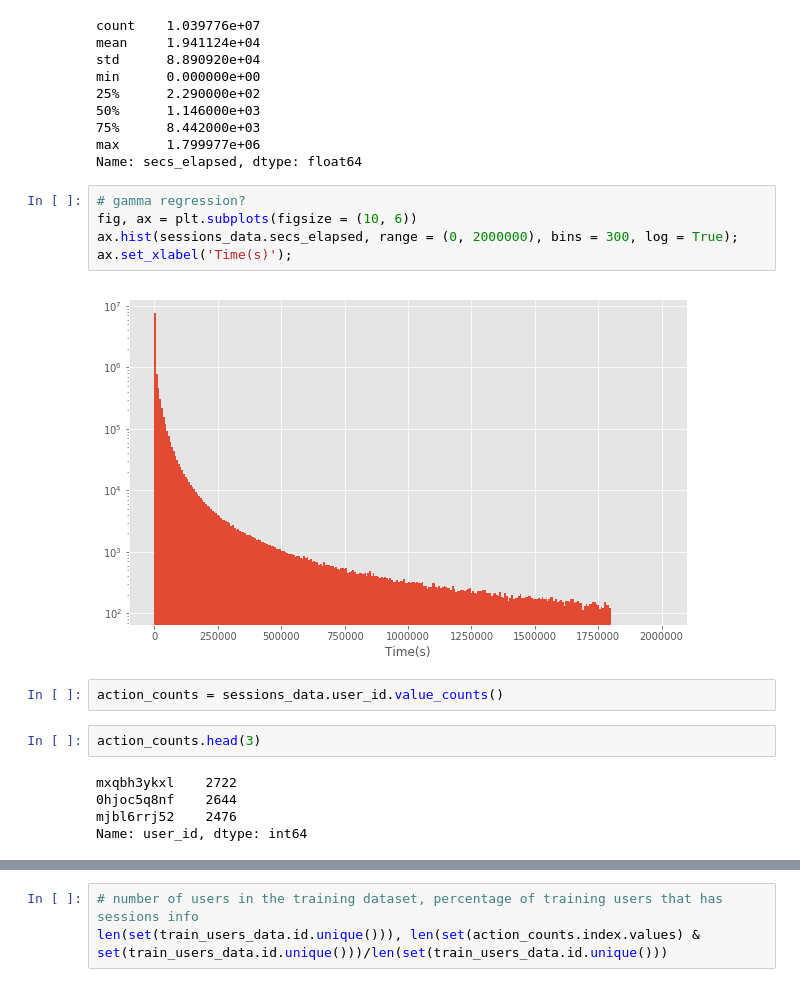
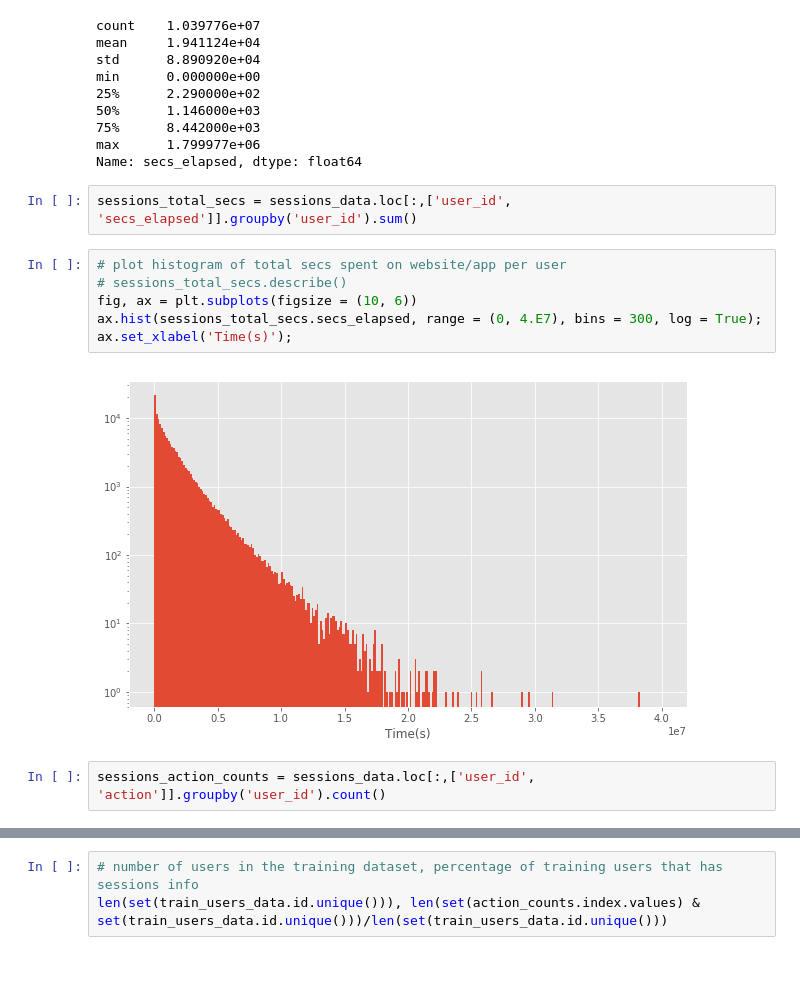
Before and after one commit to xingliuUT/History-Kaggle-Airbnb, a Jupyter notebook: solution.ipynb, the cells around one changed output, grey strips where cells are left out. Saved outputs shown, nothing was run; the diff lists cells and outputs as text.

Commit message:
feat: add 2 sess feats (action cnts, tot secs)

```diff
--- a/solution.ipynb
+++ b/solution.ipynb
@@ -228,22 +228,18 @@ min      0.000000e+00
 75%      8.442000e+03
 max      1.799977e+06
 Name: secs_elapsed, dtype: float64
+# %%
+sessions_total_secs = sessions_data.loc[:,['user_id', 'secs_elapsed']].groupby('user_id').sum()
 # %%
-# gamma regression?
+# plot histogram of total secs spent on website/app per user
+# sessions_total_secs.describe()
 fig, ax = plt.subplots(figsize = (10, 6))
-ax.hist(sessions_data.secs_elapsed, range = (0, 2000000), bins = 300, log = True);
+ax.hist(sessions_total_secs.secs_elapsed, range = (0, 4.E7), bins = 300, log = True);
 ax.set_xlabel('Time(s)');
 # %% [output]
-[figure, old version]
+[figure, new version]
-# %%
-action_counts = sessions_data.user_id.value_counts()
-# %%
-action_counts.head(3)
-# %% [output]
-mxqbh3ykxl    2722
-0hjoc5q8nf    2644
-mjbl6rrj52    2476
-Name: user_id, dtype: int64
+# %%
+sessions_action_counts = sessions_data.loc[:,['user_id', 'action']].groupby('user_id').count()
 # %%
 # plot histogram of total number of actions per user
 fig, ax = plt.subplots(figsize = (10, 6))
```
Also changed, not shown: parts of 7 cells of this notebook.
